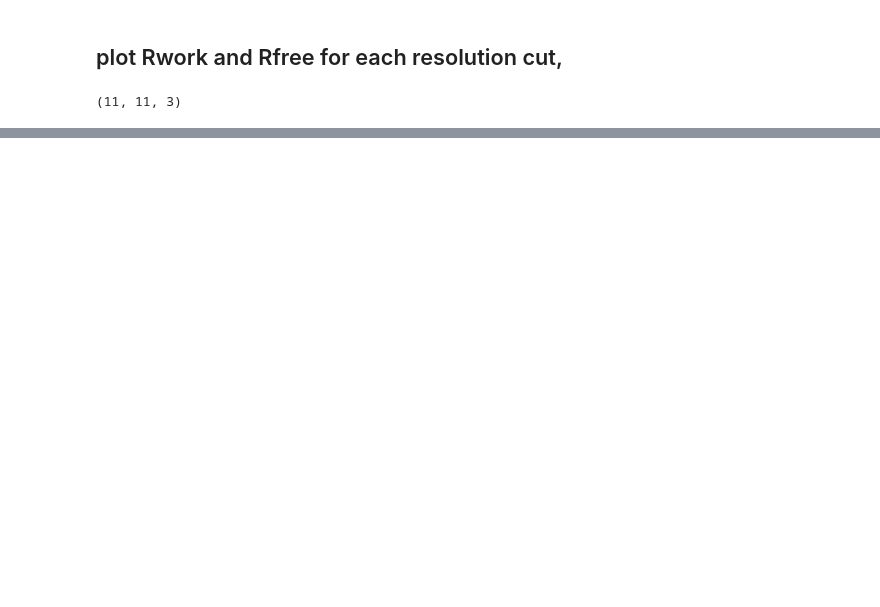
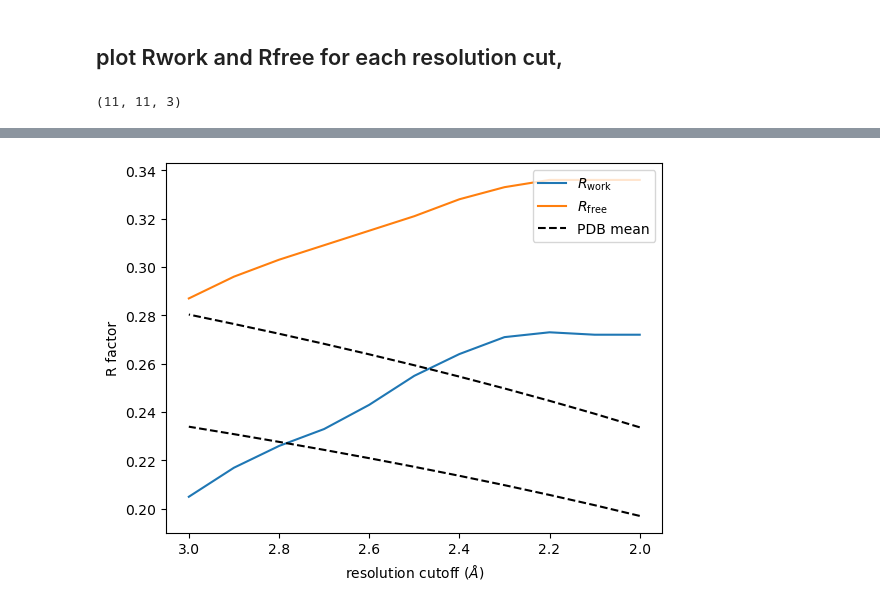
Before and after one commit to tjlane/mmcpd-p19638, a Jupyter notebook: paired-refinement/paired-refinement-plot.ipynb, the cells around one changed output, grey strips where cells are left out. Saved outputs shown, nothing was run; the diff lists cells and outputs as text; code cells hidden in the pictures; blank space fills up the shorter version.

```diff
--- a/paired-refinement/paired-refinement-plot.ipynb
+++ b/paired-refinement/paired-refinement-plot.ipynb
@@ -115,0 +136,21 @@ plt.show()
+# %%
+def plot_resolution_estimator(stack, ax):
+
+    ax.plot(np.diag(stack[:,:,0]), np.diag(stack[:,:,1]))
+    ax.plot(np.diag(stack[:,:,0]), np.diag(stack[:,:,2]))
+    ax.plot(RESOLUTIONS, r_work_scaling(RESOLUTIONS), '--', color='k')
+    ax.plot(RESOLUTIONS, r_free_scaling(RESOLUTIONS), '--', color='k', label='_nolegend_')
+
+    ax.set_xlabel("resolution cutoff ($\AA$)")
+    ax.set_ylabel("R factor")
+    ax.set_xlim([3.05, 1.95])
+
+    ax.legend(['$R_{\mathrm{work}}$', '$R_{\mathrm{free}}$', 'PDB mean'], loc=1)
+
+
+plt.figure()
+ax = plt.subplot(111)
+plot_resolution_estimator(stack, ax)
+plt.show()
+# %% [output]
+[figure, added]
```
Also changed, not shown: parts of 3 cells of this notebook, 1 other file.
